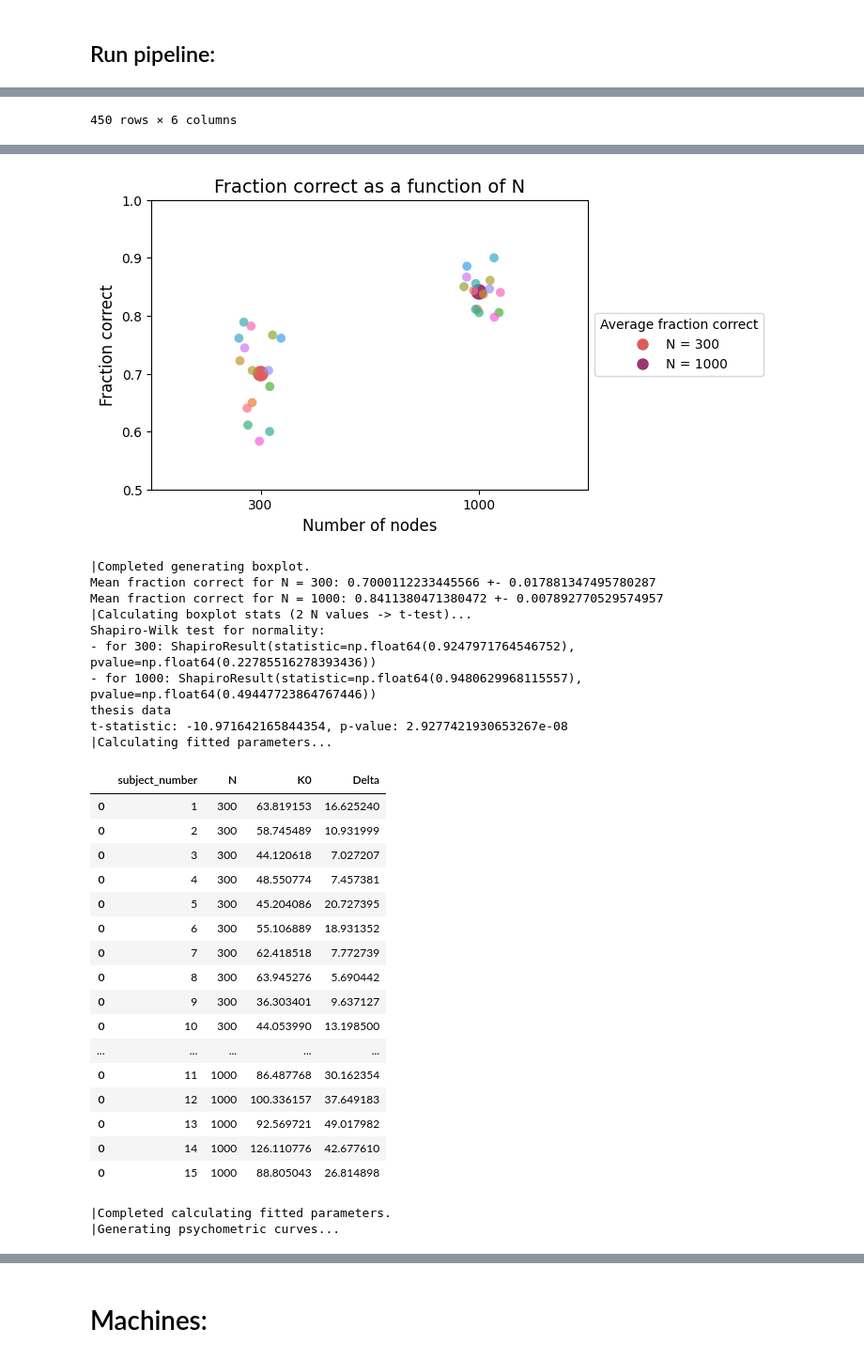
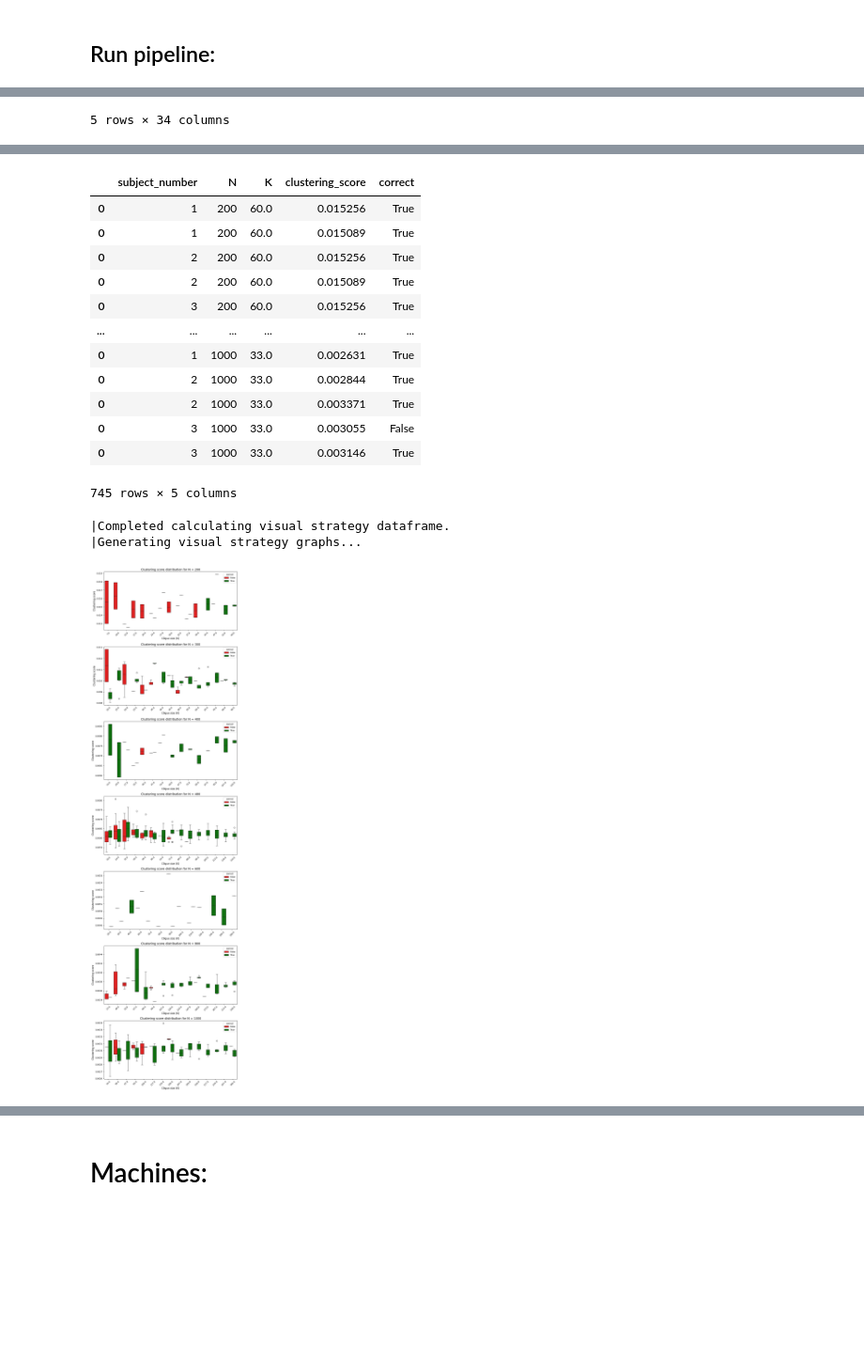
Before and after one commit to danieletirinnanzi/HUPLACLIP-analysis, a Jupyter notebook: data_analysis/HUPLACLIP-combined-analysis.ipynb, the cells around one changed output, grey strips where cells are left out. Shown at 94% size. Drawn from its saved outputs; the diff is of its cells as text; code cells hidden in the pictures; blank space fills up the shorter version.

Commit message:
adapted human pipeline to N-grid (mini-pilot_browser-check)

```diff
--- a/data_analysis/HUPLACLIP-combined-analysis.ipynb
+++ b/data_analysis/HUPLACLIP-combined-analysis.ipynb
@@ -16,9 +16,14 @@ class Variance_algo:
         self.N_range = N_range
         if p_correction_type == "p_reduce":
             self.p0 = 0.5
-        # elif p_correction_type == "p_increase":
-        # TODO: ADAPT VARIANCE TEST IN p_increase CASE
-        #     # calculate p_0 and p_1?
+        elif p_correction_type == "p_increase":
+
+            raise NotImplementedError(
+                "Variance test for p_increase is not implemented yet."
+            )
+
+            # TODO: ADAPT VARIANCE TEST IN p_increase CASE
+
         else:
             raise ValueError(
                 "Invalid p_correction_type. Variance test only available for 'p_reduce'"
@@ -1252,7 +1296,7 @@ class HumanAnalysisPipeline:
 ## Run pipeline:
 # %%
 # Instantiate the pipeline with the experiment name
-human_pipeline = HumanAnalysisPipeline(experiment_name="2023-06_thesis-data", analysis_type="subject-wise", log_scale_K0=True, variance_test=True)
+human_pipeline = HumanAnalysisPipeline(experiment_name="2025-02_mini-pilot_browser-check", analysis_type="global", log_scale_K0=False, variance_test=True)
 
 # Run the entire pipeline
 human_pipeline.complete_human_pipeline()
@@ -1289 +1318 @@ Not specified count: 0
-450 rows × 6 columns
+5 rows × 34 columns
@@ -1292,30 +1336,16 @@ Not specified count: 0
+|  | subject_number | N | K | clustering_score | correct |
+| 0 | 1 | 200 | 60.0 | 0.015256 | True |
+| 0 | 1 | 200 | 60.0 | 0.015089 | True |
+| 0 | 2 | 200 | 60.0 | 0.015256 | True |
+| 0 | 2 | 200 | 60.0 | 0.015089 | True |
+| 0 | 3 | 200 | 60.0 | 0.015256 | True |
+| ... | ... | ... | ... | ... | ... |
+| 0 | 1 | 1000 | 33.0 | 0.002631 | True |
+| 0 | 2 | 1000 | 33.0 | 0.002844 | True |
+| 0 | 2 | 1000 | 33.0 | 0.003371 | True |
+| 0 | 3 | 1000 | 33.0 | 0.003055 | False |
+| 0 | 3 | 1000 | 33.0 | 0.003146 | True |
+745 rows × 5 columns
+|Completed calculating visual strategy dataframe.
+|Generating visual strategy graphs...
-[figure, old version]
+[figure, new version]
-|Completed generating boxplot.
-Mean fraction correct for N = 300: 0.7000112233445566 +- 0.017881347495780287
-Mean fraction correct for N = 1000: 0.8411380471380472 +- 0.007892770529574957
-|Calculating boxplot stats (2 N values -> t-test)...
-Shapiro-Wilk test for normality:
-- for 300: ShapiroResult(statistic=np.float64(0.9247971764546752), pvalue=np.float64(0.22785516278393436))
-- for 1000: ShapiroResult(statistic=np.float64(0.9480629968115557), pvalue=np.float64(0.49447723864767446))
-thesis data
-t-statistic: -10.971642165844354, p-value: 2.9277421930653267e-08
-|Calculating fitted parameters...
-|  | subject_number | N | K0 | Delta |
-| 0 | 1 | 300 | 63.819153 | 16.625240 |
-| 0 | 2 | 300 | 58.745489 | 10.931999 |
-| 0 | 3 | 300 | 44.120618 | 7.027207 |
-| 0 | 4 | 300 | 48.550774 | 7.457381 |
-| 0 | 5 | 300 | 45.204086 | 20.727395 |
-| 0 | 6 | 300 | 55.106889 | 18.931352 |
-| 0 | 7 | 300 | 62.418518 | 7.772739 |
-| 0 | 8 | 300 | 63.945276 | 5.690442 |
-| 0 | 9 | 300 | 36.303401 | 9.637127 |
-| 0 | 10 | 300 | 44.053990 | 13.198500 |
-| ... | ... | ... | ... | ... |
-| 0 | 11 | 1000 | 86.487768 | 30.162354 |
-| 0 | 12 | 1000 | 100.336157 | 37.649183 |
-| 0 | 13 | 1000 | 92.569721 | 49.017982 |
-| 0 | 14 | 1000 | 126.110776 | 42.677610 |
-| 0 | 15 | 1000 | 88.805043 | 26.814898 |
-|Completed calculating fitted parameters.
-|Generating psychometric curves...
```
Also changed, not shown: parts of 4 cells of this notebook, 39 other files.
